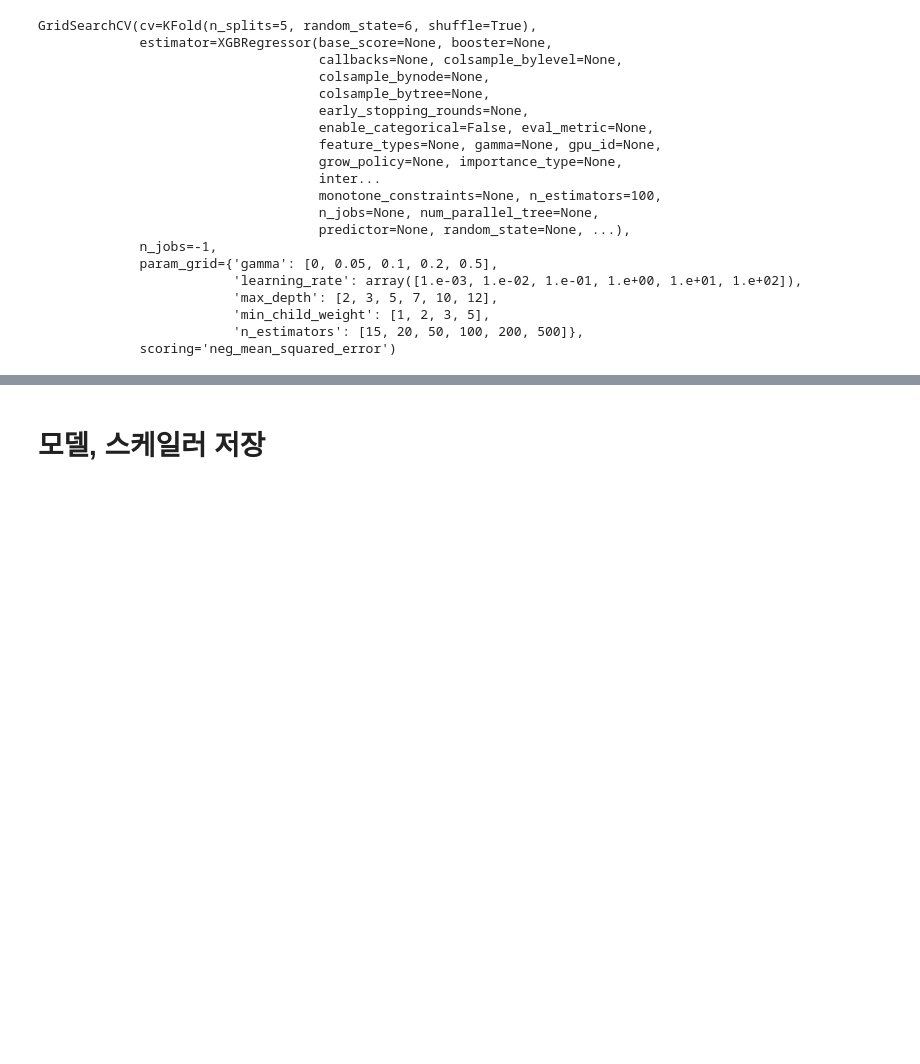
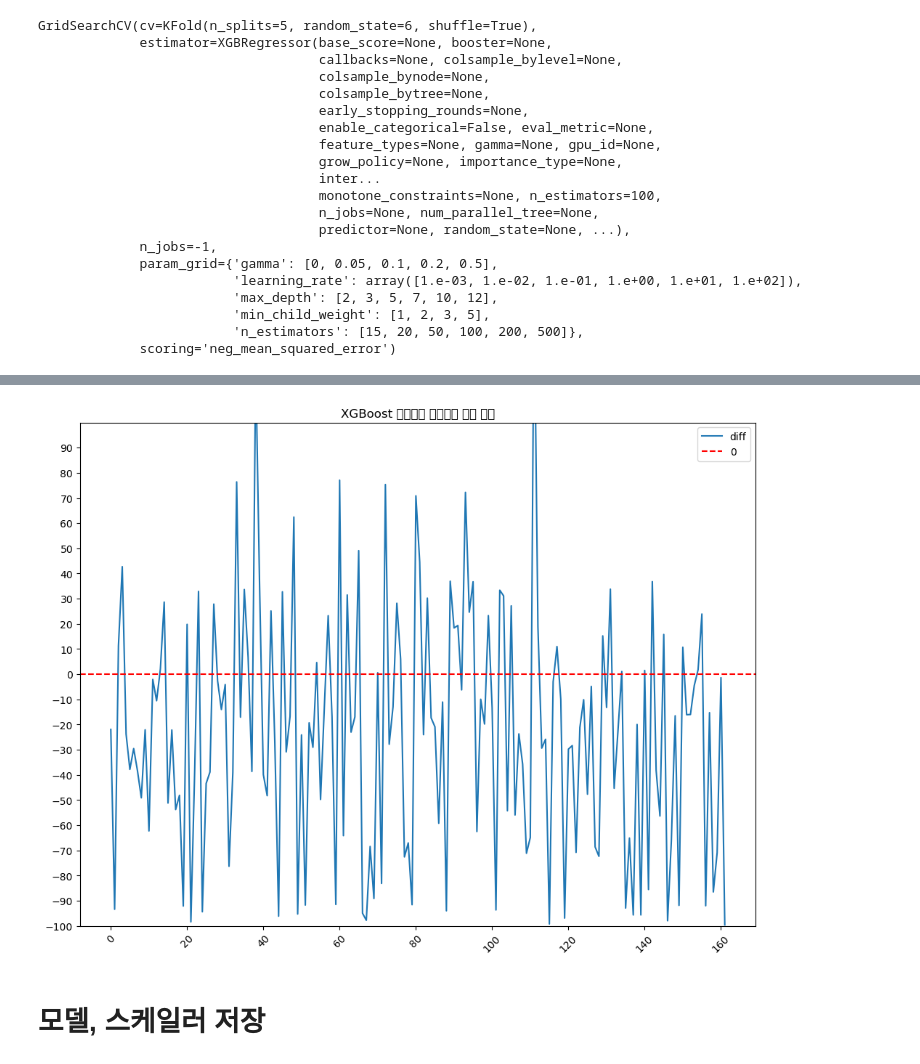
Before and after one commit to Kim-Hyunah/Final_Predict_Agricultural, a Jupyter notebook: pred_output_with_area.ipynb, the cells around one changed output, grey strips where cells are left out. Drawn from its saved outputs; the diff is of its cells as text; code cells hidden in the pictures; blank space fills up the shorter version.

```diff
--- a/pred_output_with_area.ipynb
+++ b/pred_output_with_area.ipynb
@@ -165,25 +167,27 @@ plt.show()
 # %%
-# y_test_inv = mmsc_t.inverse_transform(y_test)
-# y_pred_inv = mmsc_t.inverse_transform(y_pred.reshape(-1,1))
+y_test_inv = mmsc_t.inverse_transform(y_test)
+y_pred_inv = mmsc_t.inverse_transform(y_pred.reshape(-1,1))
 
-# diff = ((y_test_inv-y_pred_inv) / y_pred_inv) * 100
+diff = ((y_test_inv-y_pred_inv) / y_pred_inv) * 100
 
-# # 예측값과 실제값의 차이를 시각화한다,
-# plt.figure(figsize=(12, 9))
-# # y축의 범위를 -10과 10 사이로 설정한다
-# plt.ylim(-100, 100)
-# # y축의 눈금을 -10부터 10까지 2간격으로 설정한다
-# plt.yticks(np.arange(-100, 100, 10))
-# # y축 눈금에 %를 붙인다
-# # plt.gca().yaxis.set_major_formatter(mtick.PercentFormatter())
-# # 글자가 겹치지 않도록 회전한다
-# plt.xticks(rotation=45)
-# plt.plot(diff)
-# plt.axhline(y=0, color='red', linestyle='--')
-# plt.title('XGBoost 실제값과 예측값의 차이 비율')
-# # 범례를 표시한다
-# plt.legend(['diff', '0'])
-# plt.show()
+# 예측값과 실제값의 차이를 시각화한다,
+plt.figure(figsize=(12, 9))
+# y축의 범위를 -10과 10 사이로 설정한다
+plt.ylim(-100, 100)
+# y축의 눈금을 -10부터 10까지 2간격으로 설정한다
+plt.yticks(np.arange(-100, 100, 10))
+# y축 눈금에 %를 붙인다
+# plt.gca().yaxis.set_major_formatter(mtick.PercentFormatter())
+# 글자가 겹치지 않도록 회전한다
+plt.xticks(rotation=45)
+plt.plot(diff)
+plt.axhline(y=0, color='red', linestyle='--')
+plt.title('XGBoost 실제값과 예측값의 차이 비율')
+# 범례를 표시한다
+plt.legend(['diff', '0'])
+plt.show()
+# %% [output]
+[figure, added]
 # %% [markdown]
 # 모델, 스케일러 저장
 # %% [markdown]
```
Also changed, not shown: parts of 8 cells of this notebook.
